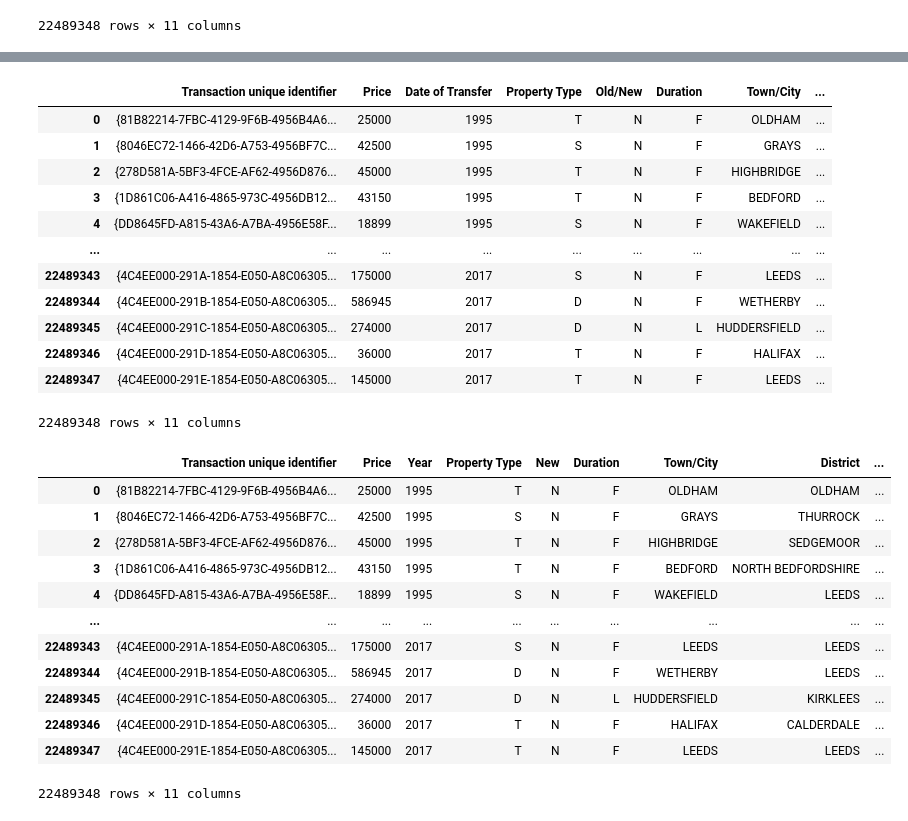
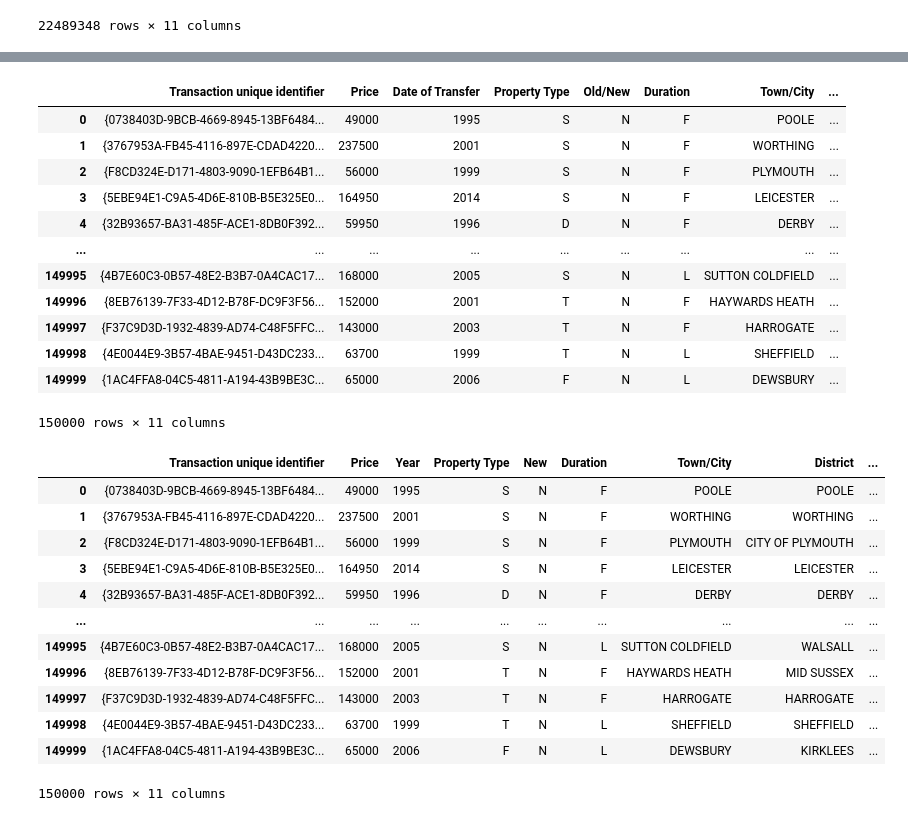
Before and after one commit to PEIQIPIG-1/House_Price_Prediction, a Jupyter notebook: UK_ML/UK_ML.ipynb, the cells around one changed output, grey strips where cells are left out. Drawn from its saved outputs; the diff is of its cells as text; code cells hidden in the pictures.

```diff
--- a/UK_ML/UK_ML.ipynb
+++ b/UK_ML/UK_ML.ipynb
@@ -21,4 +21,7 @@ house_data
 | 22489346 | {4C4EE000-291D-1854-E050-A8C06305... | 36000 | 2017-02-22 00:00 | T | N | F | HALIFAX | ... |
 | 22489347 | {4C4EE000-291E-1854-E050-A8C06305... | 145000 | 2017-03-03 00:00 | T | N | F | LEEDS | ... |
 22489348 rows × 11 columns
+# %%
+sample_data = house_data.sample(n=100000, random_state=1)
+sample_data.reset_index(drop=True, inplace=True)
 # %%
@@ -45,39 +48,39 @@ memory usage: 1.8+ GB
 # %%
-house_data['Date of Transfer'] = pd.to_datetime(house_data['Date of Transfer'], format='%Y-%m-%d %H:%M', errors='coerce')
-house_data['Date of Transfer'] = house_data['Date of Transfer'].dt.year
+sample_data['Date of Transfer'] = pd.to_datetime(sample_data['Date of Transfer'], format='%Y-%m-%d %H:%M', errors='coerce')
+sample_data['Date of Transfer'] = sample_data['Date of Transfer'].dt.year
 # %%
-house_data
+sample_data
 # %% [output]
 |  | Transaction unique identifier | Price | Date of Transfer | Property Type | Old/New | Duration | Town/City | ... |
-| 0 | {81B82214-7FBC-4129-9F6B-4956B4A6... | 25000 | 1995 | T | N | F | OLDHAM | ... |
-| 1 | {8046EC72-1466-42D6-A753-4956BF7C... | 42500 | 1995 | S | N | F | GRAYS | ... |
-| 2 | {278D581A-5BF3-4FCE-AF62-4956D876... | 45000 | 1995 | T | N | F | HIGHBRIDGE | ... |
-| 3 | {1D861C06-A416-4865-973C-4956DB12... | 43150 | 1995 | T | N | F | BEDFORD | ... |
-| 4 | {DD8645FD-A815-43A6-A7BA-4956E58F... | 18899 | 1995 | S | N | F | WAKEFIELD | ... |
+| 0 | {0738403D-9BCB-4669-8945-13BF6484... | 49000 | 1995 | S | N | F | POOLE | ... |
+| 1 | {3767953A-FB45-4116-897E-CDAD4220... | 237500 | 2001 | S | N | F | WORTHING | ... |
+| 2 | {F8CD324E-D171-4803-9090-1EFB64B1... | 56000 | 1999 | S | N | F | PLYMOUTH | ... |
+| 3 | {5EBE94E1-C9A5-4D6E-810B-B5E325E0... | 164950 | 2014 | S | N | F | LEICESTER | ... |
+| 4 | {32B93657-BA31-485F-ACE1-8DB0F392... | 59950 | 1996 | D | N | F | DERBY | ... |
 | ... | ... | ... | ... | ... | ... | ... | ... | ... |
-| 22489343 | {4C4EE000-291A-1854-E050-A8C06305... | 175000 | 2017 | S | N | F | LEEDS | ... |
-| 22489344 | {4C4EE000-291B-1854-E050-A8C06305... | 586945 | 2017 | D | N | F | WETHERBY | ... |
-| 22489345 | {4C4EE000-291C-1854-E050-A8C06305... | 274000 | 2017 | D | N | L | HUDDERSFIELD | ... |
-| 22489346 | {4C4EE000-291D-1854-E050-A8C06305... | 36000 | 2017 | T | N | F | HALIFAX | ... |
-| 22489347 | {4C4EE000-291E-1854-E050-A8C06305... | 145000 | 2017 | T | N | F | LEEDS | ... |
+| 149995 | {4B7E60C3-0B57-48E2-B3B7-0A4CAC17... | 168000 | 2005 | S | N | L | SUTTON COLDFIELD | ... |
+| 149996 | {8EB76139-7F33-4D12-B78F-DC9F3F56... | 152000 | 2001 | T | N | F | HAYWARDS HEATH | ... |
+| 149997 | {F37C9D3D-1932-4839-AD74-C48F5FFC... | 143000 | 2003 | T | N | F | HARROGATE | ... |
+| 149998 | {4E0044E9-3B57-4BAE-9451-D43DC233... | 63700 | 1999 | T | N | L | SHEFFIELD | ... |
+| 149999 | {1AC4FFA8-04C5-4811-A194-43B9BE3C... | 65000 | 2006 | F | N | L | DEWSBURY | ... |
-22489348 rows × 11 columns
+150000 rows × 11 columns
 # %%
-house_data = house_data.rename(columns={'Date of Transfer':'Year'})
-house_data = house_data.rename(columns={'Old/New':'New'})
+sample_data = sample_data.rename(columns={'Date of Transfer':'Year'})
+sample_data = sample_data.rename(columns={'Old/New':'New'})
 # %%
-house_data
+sample_data
 # %% [output]
 |  | Transaction unique identifier | Price | Year | Property Type | New | Duration | Town/City | District | ... |
-| 0 | {81B82214-7FBC-4129-9F6B-4956B4A6... | 25000 | 1995 | T | N | F | OLDHAM | OLDHAM | ... |
-| 1 | {8046EC72-1466-42D6-A753-4956BF7C... | 42500 | 1995 | S | N | F | GRAYS | THURROCK | ... |
-| 2 | {278D581A-5BF3-4FCE-AF62-4956D876... | 45000 | 1995 | T | N | F | HIGHBRIDGE | SEDGEMOOR | ... |
-| 3 | {1D861C06-A416-4865-973C-4956DB12... | 43150 | 1995 | T | N | F | BEDFORD | NORTH BEDFORDSHIRE | ... |
-| 4 | {DD8645FD-A815-43A6-A7BA-4956E58F... | 18899 | 1995 | S | N | F | WAKEFIELD | LEEDS | ... |
+| 0 | {0738403D-9BCB-4669-8945-13BF6484... | 49000 | 1995 | S | N | F | POOLE | POOLE | ... |
+| 1 | {3767953A-FB45-4116-897E-CDAD4220... | 237500 | 2001 | S | N | F | WORTHING | WORTHING | ... |
+| 2 | {F8CD324E-D171-4803-9090-1EFB64B1... | 56000 | 1999 | S | N | F | PLYMOUTH | CITY OF PLYMOUTH | ... |
+| 3 | {5EBE94E1-C9A5-4D6E-810B-B5E325E0... | 164950 | 2014 | S | N | F | LEICESTER | LEICESTER | ... |
+| 4 | {32B93657-BA31-485F-ACE1-8DB0F392... | 59950 | 1996 | D | N | F | DERBY | DERBY | ... |
 | ... | ... | ... | ... | ... | ... | ... | ... | ... | ... |
-| 22489343 | {4C4EE000-291A-1854-E050-A8C06305... | 175000 | 2017 | S | N | F | LEEDS | LEEDS | ... |
-| 22489344 | {4C4EE000-291B-1854-E050-A8C06305... | 586945 | 2017 | D | N | F | WETHERBY | LEEDS | ... |
-| 22489345 | {4C4EE000-291C-1854-E050-A8C06305... | 274000 | 2017 | D | N | L | HUDDERSFIELD | KIRKLEES | ... |
-| 22489346 | {4C4EE000-291D-1854-E050-A8C06305... | 36000 | 2017 | T | N | F | HALIFAX | CALDERDALE | ... |
-| 22489347 | {4C4EE000-291E-1854-E050-A8C06305... | 145000 | 2017 | T | N | F | LEEDS | LEEDS | ... |
+| 149995 | {4B7E60C3-0B57-48E2-B3B7-0A4CAC17... | 168000 | 2005 | S | N | L | SUTTON COLDFIELD | WALSALL | ... |
+| 149996 | {8EB76139-7F33-4D12-B78F-DC9F3F56... | 152000 | 2001 | T | N | F | HAYWARDS HEATH | MID SUSSEX | ... |
+| 149997 | {F37C9D3D-1932-4839-AD74-C48F5FFC... | 143000 | 2003 | T | N | F | HARROGATE | HARROGATE | ... |
+| 149998 | {4E0044E9-3B57-4BAE-9451-D43DC233... | 63700 | 1999 | T | N | L | SHEFFIELD | SHEFFIELD | ... |
+| 149999 | {1AC4FFA8-04C5-4811-A194-43B9BE3C... | 65000 | 2006 | F | N | L | DEWSBURY | KIRKLEES | ... |
-22489348 rows × 11 columns
+150000 rows × 11 columns
 # %%
```
Also changed, not shown: parts of 19 cells of this notebook.
